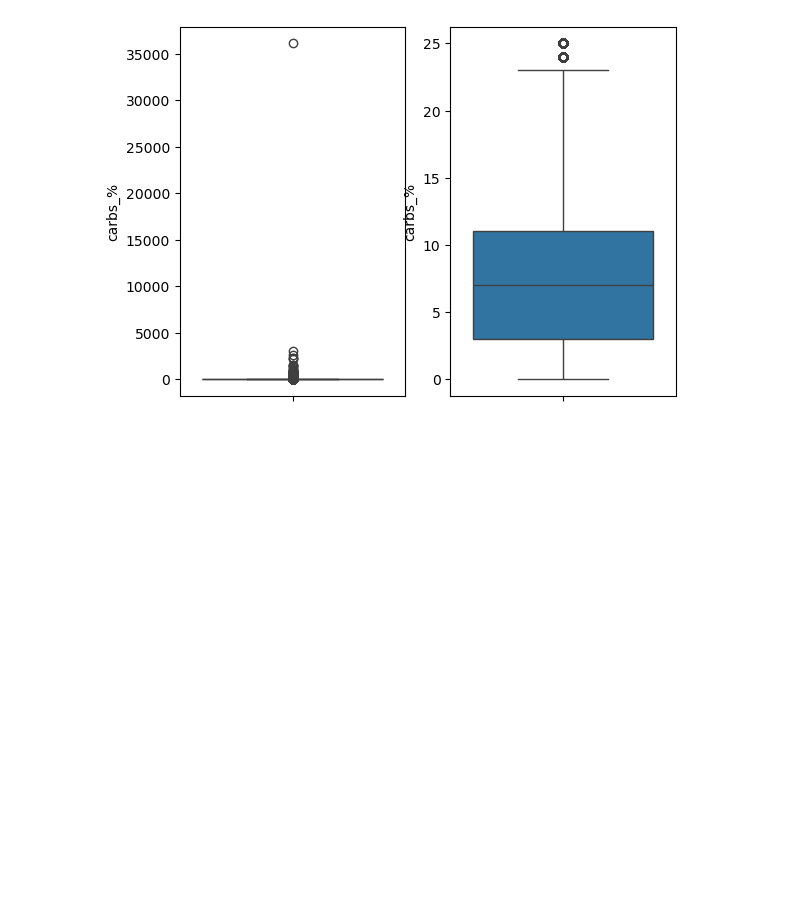
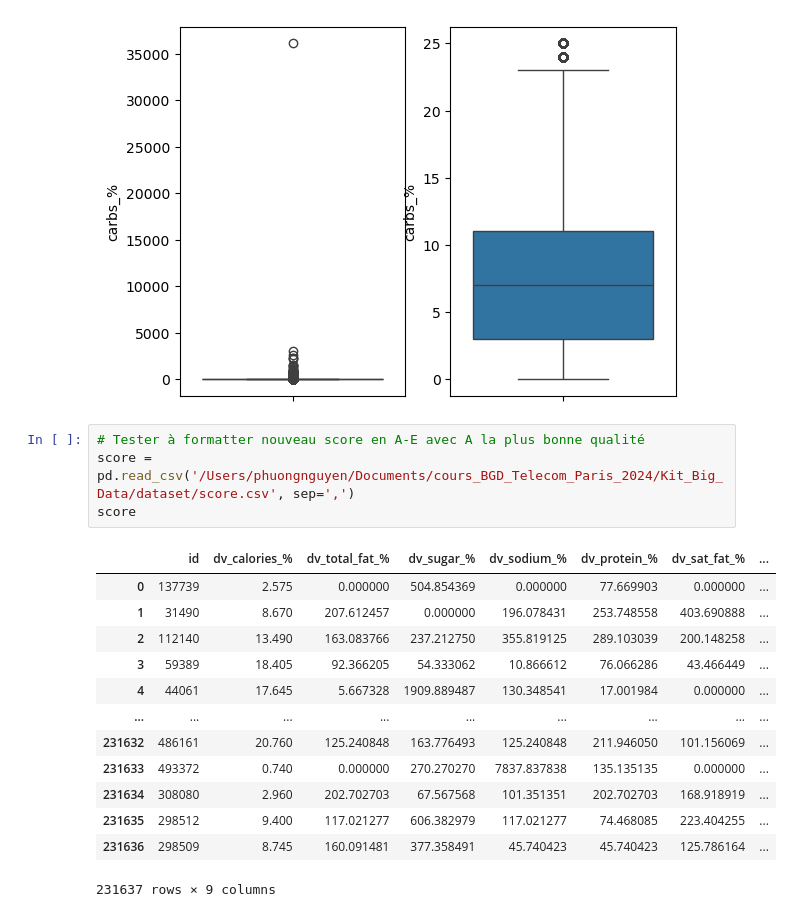
Before and after one commit to IndiraFa/PositioningStrategy_webapp, a Jupyter notebook: calcul_nutriscore_nb.ipynb, the cells around one changed output. Drawn from its saved outputs; the diff is of its cells as text; blank space fills up the shorter version.

```diff
--- a/calcul_nutriscore_nb.ipynb
+++ b/calcul_nutriscore_nb.ipynb
@@ -301,3 +305,21 @@ sat_fat_%
 [figure]
 carbs_%
 [figure]
+# %%
+# Tester à formatter nouveau score en A-E avec A la plus bonne qualité
+score = pd.read_csv('/Users/phuongnguyen/Documents/cours_BGD_Telecom_Paris_2024/Kit_Big_Data/dataset/score.csv', sep=',')
+score
+# %% [output]
+|  | id | dv_calories_% | dv_total_fat_% | dv_sugar_% | dv_sodium_% | dv_protein_% | dv_sat_fat_% | ... |
+| 0 | 137739 | 2.575 | 0.000000 | 504.854369 | 0.000000 | 77.669903 | 0.000000 | ... |
+| 1 | 31490 | 8.670 | 207.612457 | 0.000000 | 196.078431 | 253.748558 | 403.690888 | ... |
+| 2 | 112140 | 13.490 | 163.083766 | 237.212750 | 355.819125 | 289.103039 | 200.148258 | ... |
+| 3 | 59389 | 18.405 | 92.366205 | 54.333062 | 10.866612 | 76.066286 | 43.466449 | ... |
+| 4 | 44061 | 17.645 | 5.667328 | 1909.889487 | 130.348541 | 17.001984 | 0.000000 | ... |
+| ... | ... | ... | ... | ... | ... | ... | ... | ... |
+| 231632 | 486161 | 20.760 | 125.240848 | 163.776493 | 125.240848 | 211.946050 | 101.156069 | ... |
+| 231633 | 493372 | 0.740 | 0.000000 | 270.270270 | 7837.837838 | 135.135135 | 0.000000 | ... |
+| 231634 | 308080 | 2.960 | 202.702703 | 67.567568 | 101.351351 | 202.702703 | 168.918919 | ... |
+| 231635 | 298512 | 9.400 | 117.021277 | 606.382979 | 117.021277 | 74.468085 | 223.404255 | ... |
+| 231636 | 298509 | 8.745 | 160.091481 | 377.358491 | 45.740423 | 45.740423 | 125.786164 | ... |
+231637 rows × 9 columns
```
Also changed, not shown: parts of 7 cells of this notebook.
